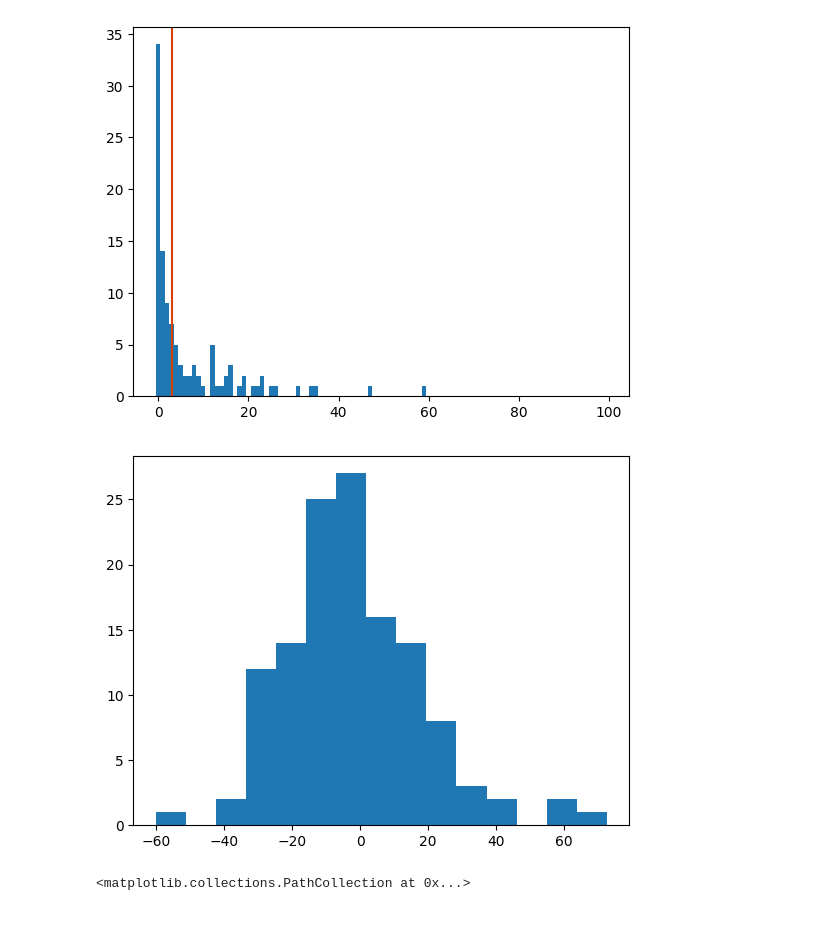
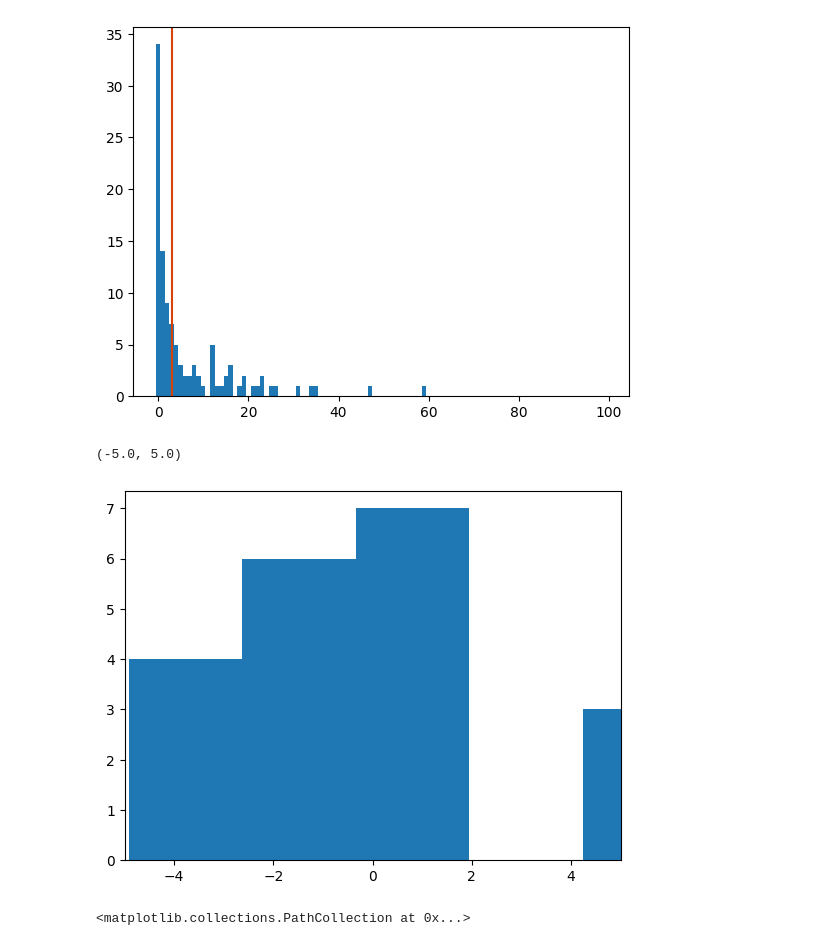
Before and after one commit to BoiseStatePlanetary/Measuring_Wind_with_Ingenuity, a Jupyter notebook: code/Batch_Synthetic_Wind_Profile.ipynb, the cells around one changed output. Saved outputs shown, nothing was run; the diff lists cells and outputs as text; code cells hidden in the pictures.

```diff
--- a/code/Batch_Synthetic_Wind_Profile.ipynb
+++ b/code/Batch_Synthetic_Wind_Profile.ipynb
@@ -205,9 +198,11 @@ print(len(saved_zstars[ind]), len(saved_zstars))
 6 127
 [figure]
 # %%
-n, bins, patches = plt.hist(saved_ustars - correct_ustars, bins='auto');
+n, bins, patches = plt.hist((saved_ustars - correct_ustars)/saved_sigma_ustars, bins='auto');
+plt.xlim([-5, 5])
 # %% [output]
+(-5.0, 5.0)
-[figure, old version]
+[figure, new version]
 # %%
 plt.scatter(correct_ustars, saved_ustars)
 # %% [output]
```
Also changed, not shown: parts of 2 cells of this notebook, 2 other files.
